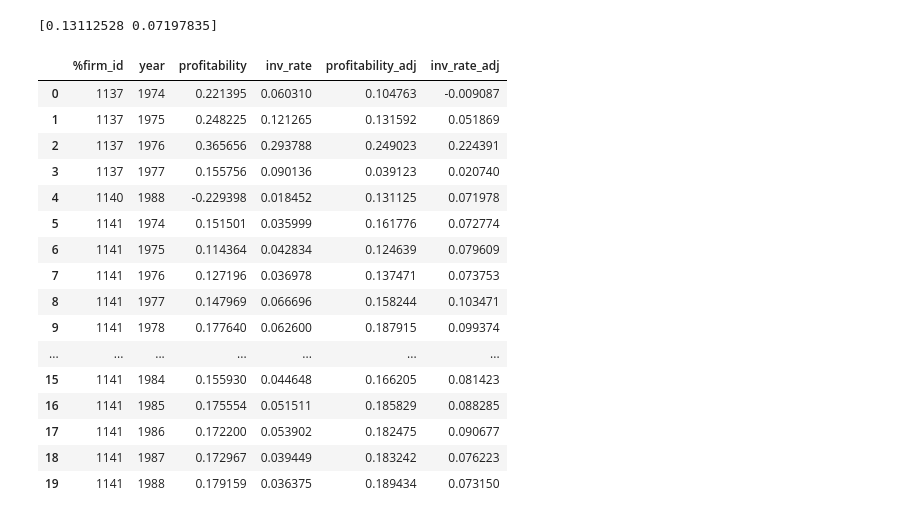
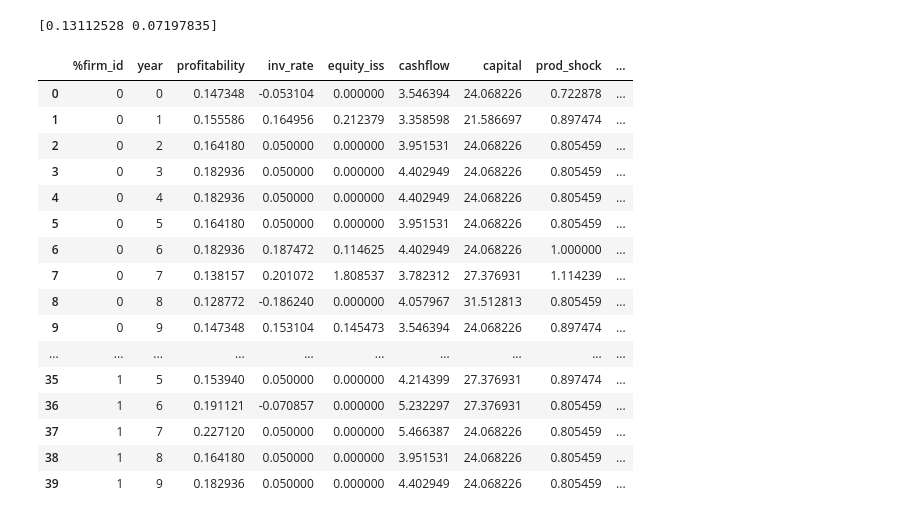
Before and after one commit to OpenSourceEconomics/ose-scientific-computing-course-default101, a Jupyter notebook: student_project.ipynb, the cells around one changed output. Drawn from its saved outputs; the diff is of its cells as text; code cells hidden in the pictures.

```diff
--- a/student_project.ipynb
+++ b/student_project.ipynb
@@ -252,26 +227,26 @@ print(moments)
 # %% [output]
 [0.13112528 0.07197835]
-# %%
-from auxiliary.helpers_calcmoments import add_deviations_from_sample_mean
-
-test = add_deviations_from_sample_mean(data)
-
-test.head(20)
-# %% [output]
-|  | %firm_id | year | profitability | inv_rate | profitability_adj | inv_rate_adj |
-| 0 | 1137 | 1974 | 0.221395 | 0.060310 | 0.104763 | -0.009087 |
-| 1 | 1137 | 1975 | 0.248225 | 0.121265 | 0.131592 | 0.051869 |
-| 2 | 1137 | 1976 | 0.365656 | 0.293788 | 0.249023 | 0.224391 |
-| 3 | 1137 | 1977 | 0.155756 | 0.090136 | 0.039123 | 0.020740 |
-| 4 | 1140 | 1988 | -0.229398 | 0.018452 | 0.131125 | 0.071978 |
-| 5 | 1141 | 1974 | 0.151501 | 0.035999 | 0.161776 | 0.072774 |
-| 6 | 1141 | 1975 | 0.114364 | 0.042834 | 0.124639 | 0.079609 |
-| 7 | 1141 | 1976 | 0.127196 | 0.036978 | 0.137471 | 0.073753 |
-| 8 | 1141 | 1977 | 0.147969 | 0.066696 | 0.158244 | 0.103471 |
-| 9 | 1141 | 1978 | 0.177640 | 0.062600 | 0.187915 | 0.099374 |
-| ... | ... | ... | ... | ... | ... | ... |
-| 15 | 1141 | 1984 | 0.155930 | 0.044648 | 0.166205 | 0.081423 |
-| 16 | 1141 | 1985 | 0.175554 | 0.051511 | 0.185829 | 0.088285 |
-| 17 | 1141 | 1986 | 0.172200 | 0.053902 | 0.182475 | 0.090677 |
-| 18 | 1141 | 1987 | 0.172967 | 0.039449 | 0.183242 | 0.076223 |
-| 19 | 1141 | 1988 | 0.179159 | 0.036375 | 0.189434 | 0.073150 |
+# %%
+sim_data = label_data(sim)
+sim_moments = calc_moments(sim_data)
+sim_data_adj = add_deviations_from_sample_mean(sim_data)
+
+sim_data_adj.head(40)
+# %% [output]
+|  | %firm_id | year | profitability | inv_rate | equity_iss | cashflow | capital | prod_shock | ... |
+| 0 | 0 | 0 | 0.147348 | -0.053104 | 0.000000 | 3.546394 | 24.068226 | 0.722878 | ... |
+| 1 | 0 | 1 | 0.155586 | 0.164956 | 0.212379 | 3.358598 | 21.586697 | 0.897474 | ... |
+| 2 | 0 | 2 | 0.164180 | 0.050000 | 0.000000 | 3.951531 | 24.068226 | 0.805459 | ... |
+| 3 | 0 | 3 | 0.182936 | 0.050000 | 0.000000 | 4.402949 | 24.068226 | 0.805459 | ... |
+| 4 | 0 | 4 | 0.182936 | 0.050000 | 0.000000 | 4.402949 | 24.068226 | 0.805459 | ... |
+| 5 | 0 | 5 | 0.164180 | 0.050000 | 0.000000 | 3.951531 | 24.068226 | 0.805459 | ... |
+| 6 | 0 | 6 | 0.182936 | 0.187472 | 0.114625 | 4.402949 | 24.068226 | 1.000000 | ... |
+| 7 | 0 | 7 | 0.138157 | 0.201072 | 1.808537 | 3.782312 | 27.376931 | 1.114239 | ... |
+| 8 | 0 | 8 | 0.128772 | -0.186240 | 0.000000 | 4.057967 | 31.512813 | 0.805459 | ... |
+| 9 | 0 | 9 | 0.147348 | 0.153104 | 0.145473 | 3.546394 | 24.068226 | 0.897474 | ... |
+| ... | ... | ... | ... | ... | ... | ... | ... | ... | ... |
+| 35 | 1 | 5 | 0.153940 | 0.050000 | 0.000000 | 4.214399 | 27.376931 | 0.897474 | ... |
+| 36 | 1 | 6 | 0.191121 | -0.070857 | 0.000000 | 5.232297 | 27.376931 | 0.805459 | ... |
+| 37 | 1 | 7 | 0.227120 | 0.050000 | 0.000000 | 5.466387 | 24.068226 | 0.805459 | ... |
+| 38 | 1 | 8 | 0.164180 | 0.050000 | 0.000000 | 3.951531 | 24.068226 | 0.805459 | ... |
+| 39 | 1 | 9 | 0.182936 | 0.050000 | 0.000000 | 4.402949 | 24.068226 | 0.805459 | ... |
```
Also changed, not shown: parts of 5 cells of this notebook, 3 other files.
